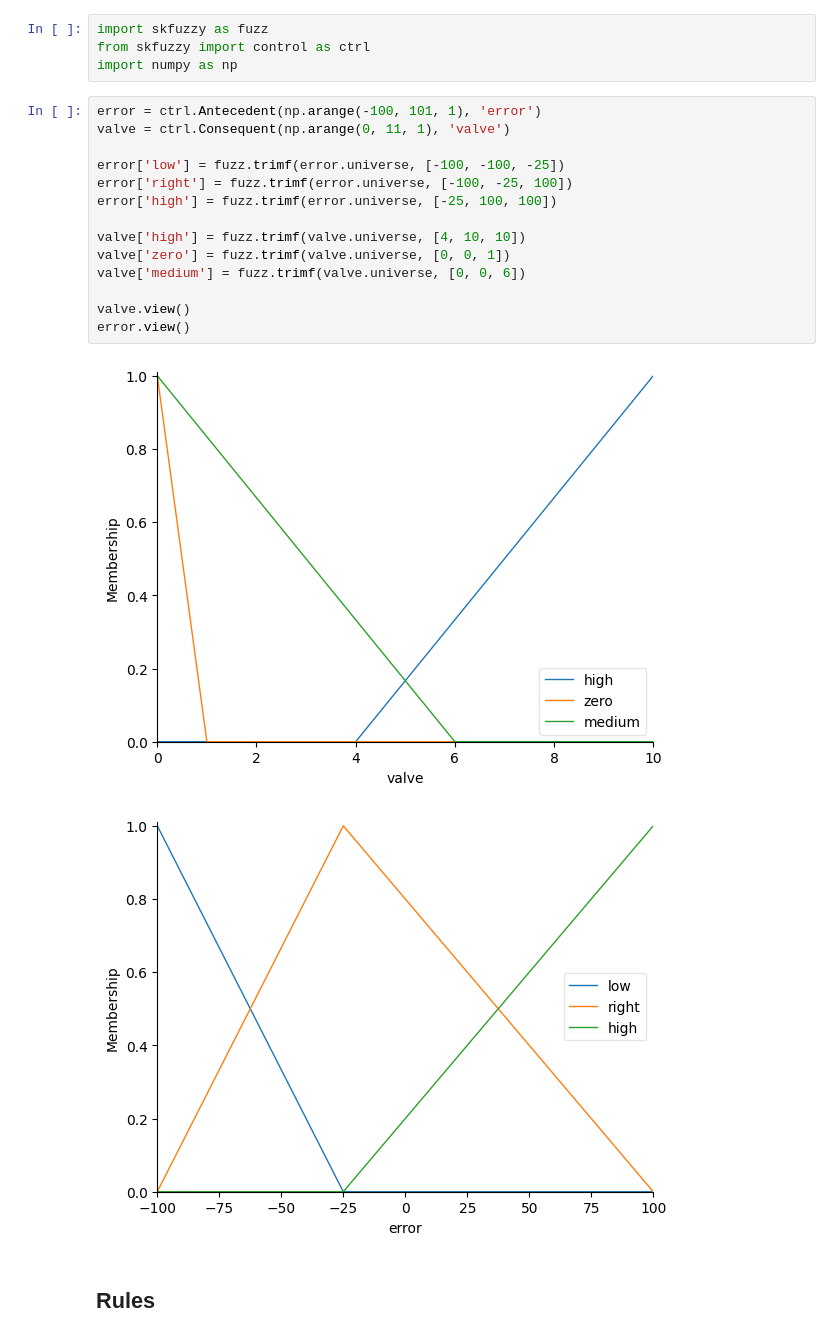
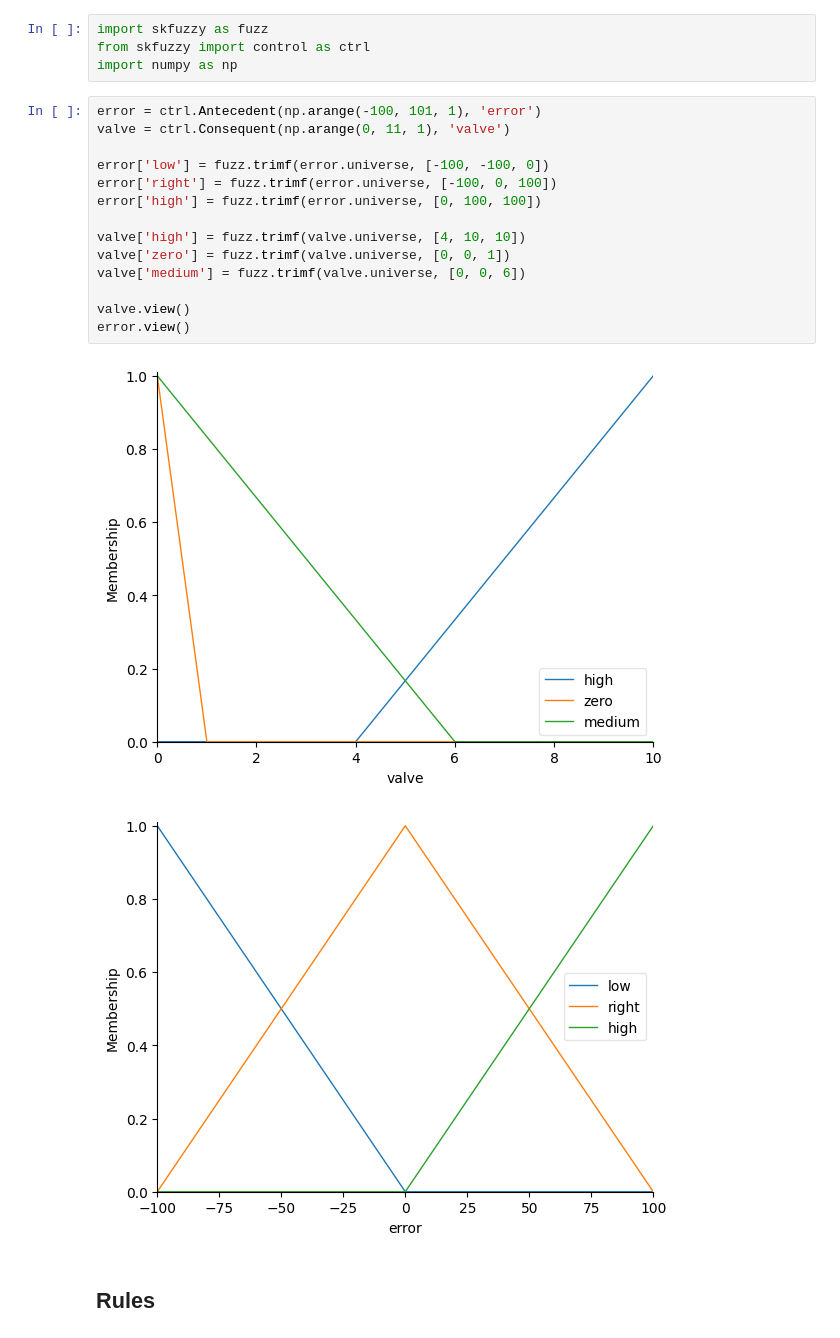
Before and after one commit to J4kubR/ArtificialInte, a Jupyter notebook: Reinforcement/fuzzy_logic_tank_level_exercise.ipynb, the cells around one changed output. Saved outputs shown, nothing was run; the diff lists cells and outputs as text.

```diff
--- a/Reinforcement/fuzzy_logic_tank_level_exercise.ipynb
+++ b/Reinforcement/fuzzy_logic_tank_level_exercise.ipynb
@@ -5,20 +5,20 @@ import numpy as np
 # %%
 error = ctrl.Antecedent(np.arange(-100, 101, 1), 'error')
 valve = ctrl.Consequent(np.arange(0, 11, 1), 'valve')
 
-error['low'] = fuzz.trimf(error.universe, [-100, -100, -25])
-error['right'] = fuzz.trimf(error.universe, [-100, -25, 100])
-error['high'] = fuzz.trimf(error.universe, [-25, 100, 100])
+error['low'] = fuzz.trimf(error.universe, [-100, -100, 0])
+error['right'] = fuzz.trimf(error.universe, [-100, 0, 100])
+error['high'] = fuzz.trimf(error.universe, [0, 100, 100])
 
 valve['high'] = fuzz.trimf(valve.universe, [4, 10, 10])
 valve['zero'] = fuzz.trimf(valve.universe, [0, 0, 1])
 valve['medium'] = fuzz.trimf(valve.universe, [0, 0, 6])
 
 valve.view()
 error.view()
 # %% [output]
 [figure]
-[figure, old version]
+[figure, new version]
 # %% [markdown]
 ## Rules
 # %%
```
Also changed, not shown: parts of 1 cell of this notebook.
